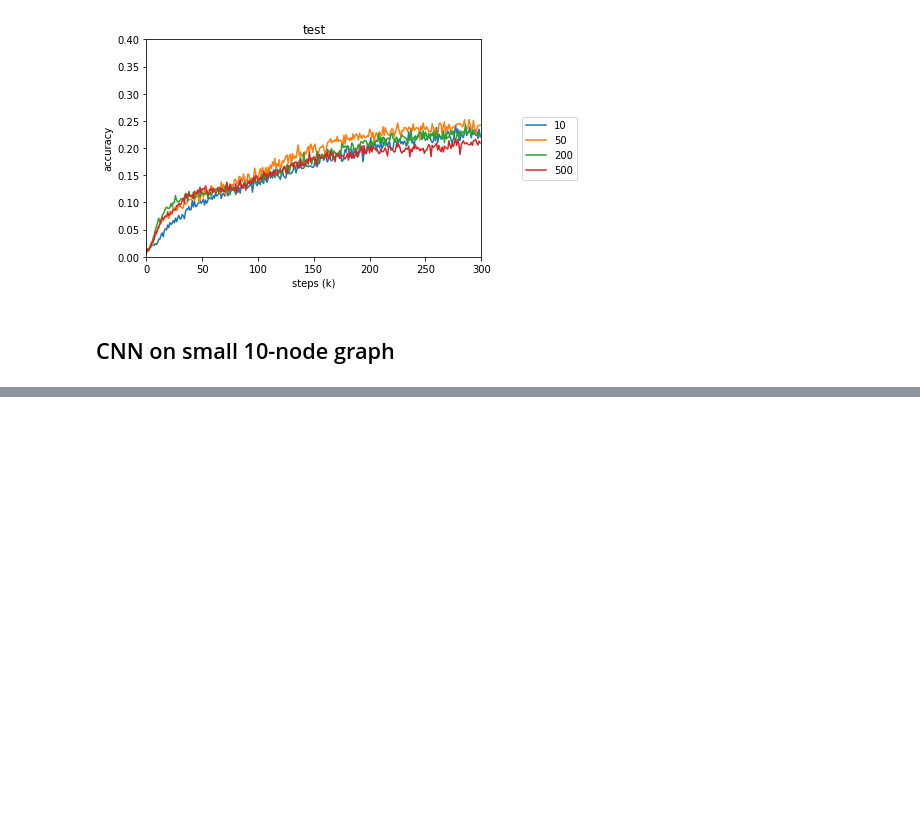
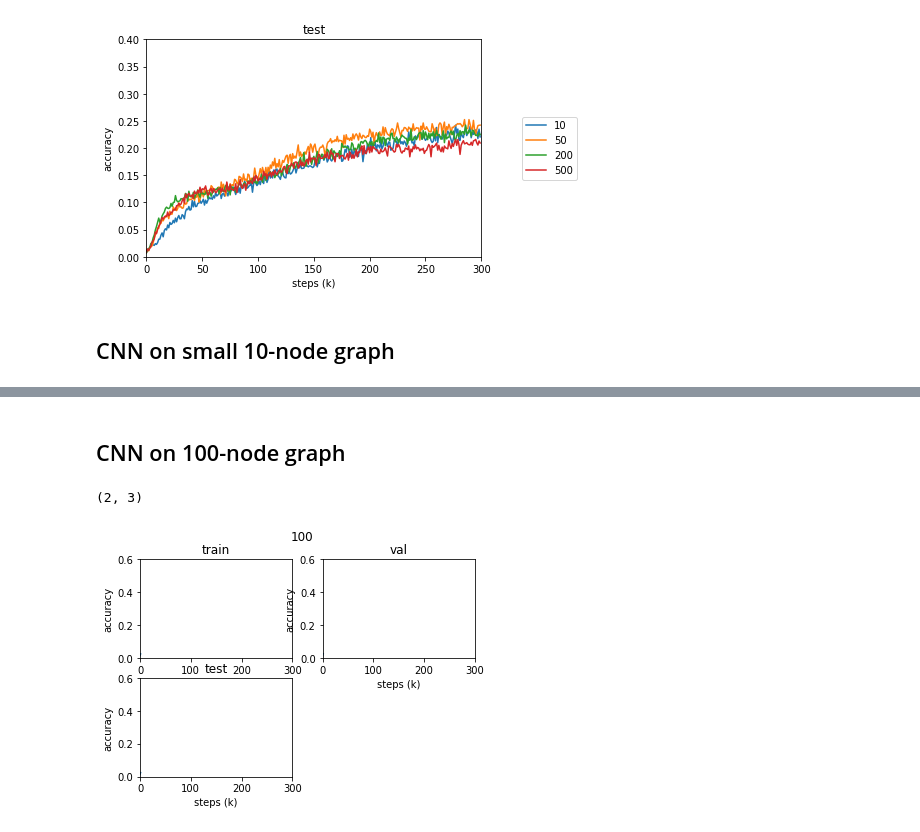
Before and after one commit to gfanti/bitcoin-deanonymization, a Jupyter notebook: vis-tests.ipynb, the cells around one changed output, grey strips where cells are left out. Cells and saved outputs as stored; diff of their text form; code cells hidden in the pictures; blank space fills up the shorter version.

Commit message:
cnn_100nodes

```diff
--- a/vis-tests.ipynb
+++ b/vis-tests.ipynb
@@ -524,0 +525,16 @@ plot_data(cnn,['10'])
+# %% [markdown]
+## CNN on 100-node graph
+# %%
+cnn = []
+
+cnn += [np.genfromtxt('tests/cnn_100nodes/cnn_100nodes_300000.csv', delimiter=',')]
+
+cnn = preprocess_data(cnn)
+cnn = np.array(cnn)
+print cnn[0].shape
+# %% [output]
+(2, 3)
+# %%
+plot_data(cnn,['100'])
+# %% [output]
+[figure, added]
```
Also changed, not shown: parts of 5 cells of this notebook, 6 other files.
